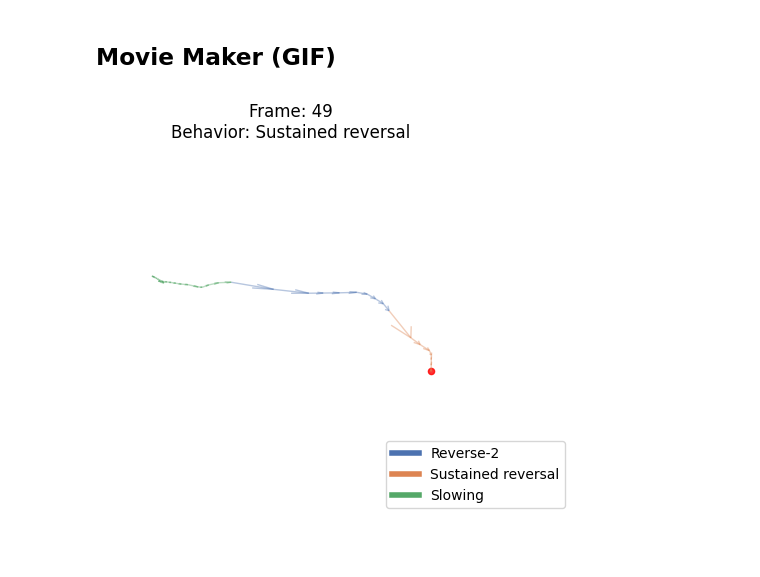
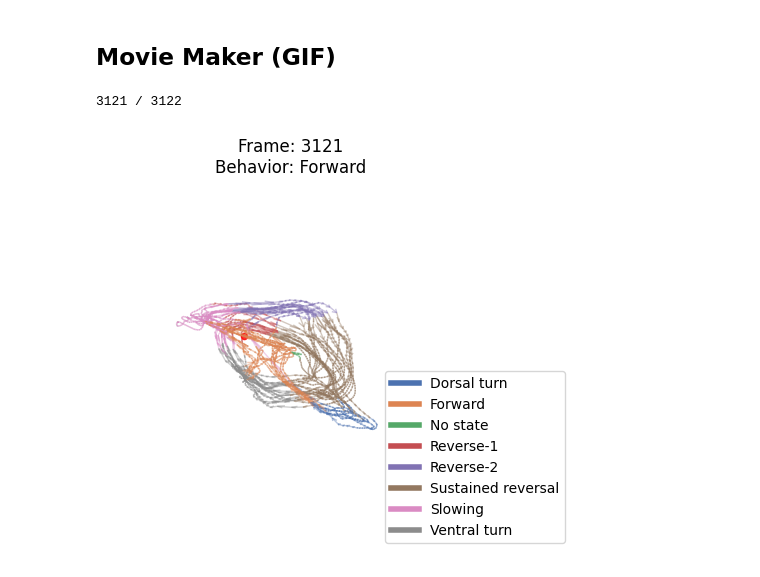
Before and after one commit to neuroinformatics-uni-vienna/NC-MCM, a Jupyter notebook: demos/visualisers.ipynb, the cells around one changed output. Drawn from its saved outputs; the diff is of its cells as text; code cells hidden in the pictures.

```diff
--- a/demos/visualisers.ipynb
+++ b/demos/visualisers.ipynb
@@ -55,12 +49,21 @@ _, _ = vis.plot_phase_space()
 y = np.loadtxt('../datasets/generated/saved_embeddings/Y0__BunDLeNet_worm_0')
 b = np.loadtxt('../datasets/generated/saved_embeddings/B__BunDLeNet_worm_0')
 # %%
-# This can take quite some time to render with bigger datasets; we cut our dataset for display purposes
-nData = 50
-vis = LatentSpaceVisualiser(y[:nData],
-                            b[:nData],
-                            b_names=data.behaviour_names,
-                            legend=True)
-ret = vis.make_movie(fps=30, filename='../figures/worm_0_movie.gif', show_fig=False)
+nData = y.shape[0]
+vis = LatentSpaceVisualiser(
+    y[:nData],
+    b[:nData],
+    b_names=data.behaviour_names,
+    legend=True
+)
+
+ret = vis.make_movie(
+    fps=30,
+    filename='../figures/worm_0_movie.gif',
+    show_fig=False,
+    #initial_alpha=0.1, # for making background manifold visible
+    #fade_time=10, # how many last frames will be displayed
+)
 # %% [output]
+3121 / 3122
-[figure, old version]
+[figure, new version]
```
Also changed, not shown: parts of 4 cells of this notebook, 10 other files.
